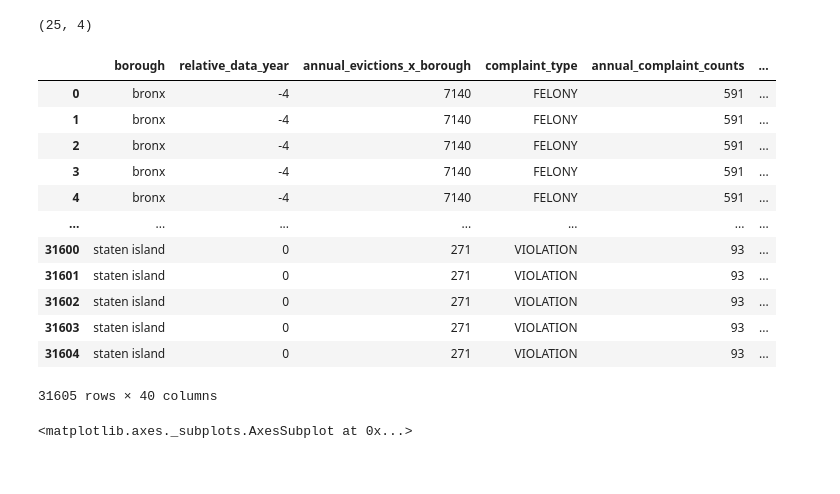
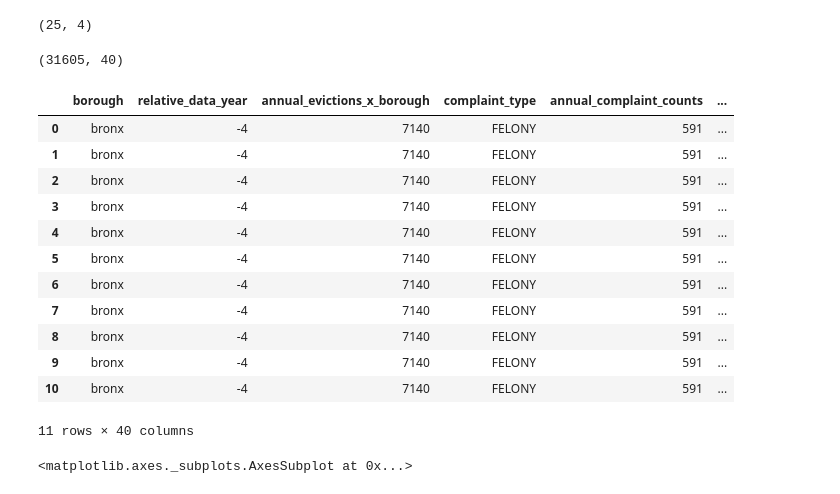
Before and after one commit to amcarr-ds/ML_modeling_using_AWS_proj, a Jupyter notebook: deliverables/03_Setup_Join_amc_v1.ipynb, the cells around one changed output. Drawn from its saved outputs; the diff is of its cells as text; code cells hidden in the pictures.

```diff
--- a/deliverables/03_Setup_Join_amc_v1.ipynb
+++ b/deliverables/03_Setup_Join_amc_v1.ipynb
@@ -1337,34 +1342,36 @@ print(grd_select_borough_df01.shape)
 # %%
 abt_df03 = pd.merge(evi_borough_year_df01,
                     cri_borough_year_type_df01,
                     how='inner',
                     left_on=['borough', 'relative_data_year'],
                     right_on=['borough', 'relative_data_year'])
 abt_df03 = pd.merge(abt_df03,
                     grd_select_borough_df01,
                     how='inner',
                     left_on=['borough', 'relative_data_year'],
                     right_on=['borough', 'relative_data_year'])
 abt_df03 = pd.merge(abt_df03,
                     cen_full_select_df02,
                     how='inner',
                     on='borough')
 
-display(abt_df03)
+print(abt_df03.shape)
+display(abt_df03.head(11))
 # %% [output]
+(31605, 40)
 |  | borough | relative_data_year | annual_evictions_x_borough | complaint_type | annual_complaint_counts | ... |
 | 0 | bronx | -4 | 7140 | FELONY | 591 | ... |
 | 1 | bronx | -4 | 7140 | FELONY | 591 | ... |
 | 2 | bronx | -4 | 7140 | FELONY | 591 | ... |
 | 3 | bronx | -4 | 7140 | FELONY | 591 | ... |
 | 4 | bronx | -4 | 7140 | FELONY | 591 | ... |
-| ... | ... | ... | ... | ... | ... | ... |
-| 31600 | staten island | 0 | 271 | VIOLATION | 93 | ... |
-| 31601 | staten island | 0 | 271 | VIOLATION | 93 | ... |
-| 31602 | staten island | 0 | 271 | VIOLATION | 93 | ... |
-| 31603 | staten island | 0 | 271 | VIOLATION | 93 | ... |
-| 31604 | staten island | 0 | 271 | VIOLATION | 93 | ... |
+| 5 | bronx | -4 | 7140 | FELONY | 591 | ... |
+| 6 | bronx | -4 | 7140 | FELONY | 591 | ... |
+| 7 | bronx | -4 | 7140 | FELONY | 591 | ... |
+| 8 | bronx | -4 | 7140 | FELONY | 591 | ... |
+| 9 | bronx | -4 | 7140 | FELONY | 591 | ... |
+| 10 | bronx | -4 | 7140 | FELONY | 591 | ... |
-31605 rows × 40 columns
+11 rows × 40 columns
 # %%
 # Visualize missing values in each column
 %matplotlib inline
```
Also changed, not shown: parts of 10 cells of this notebook, 2 other files.
